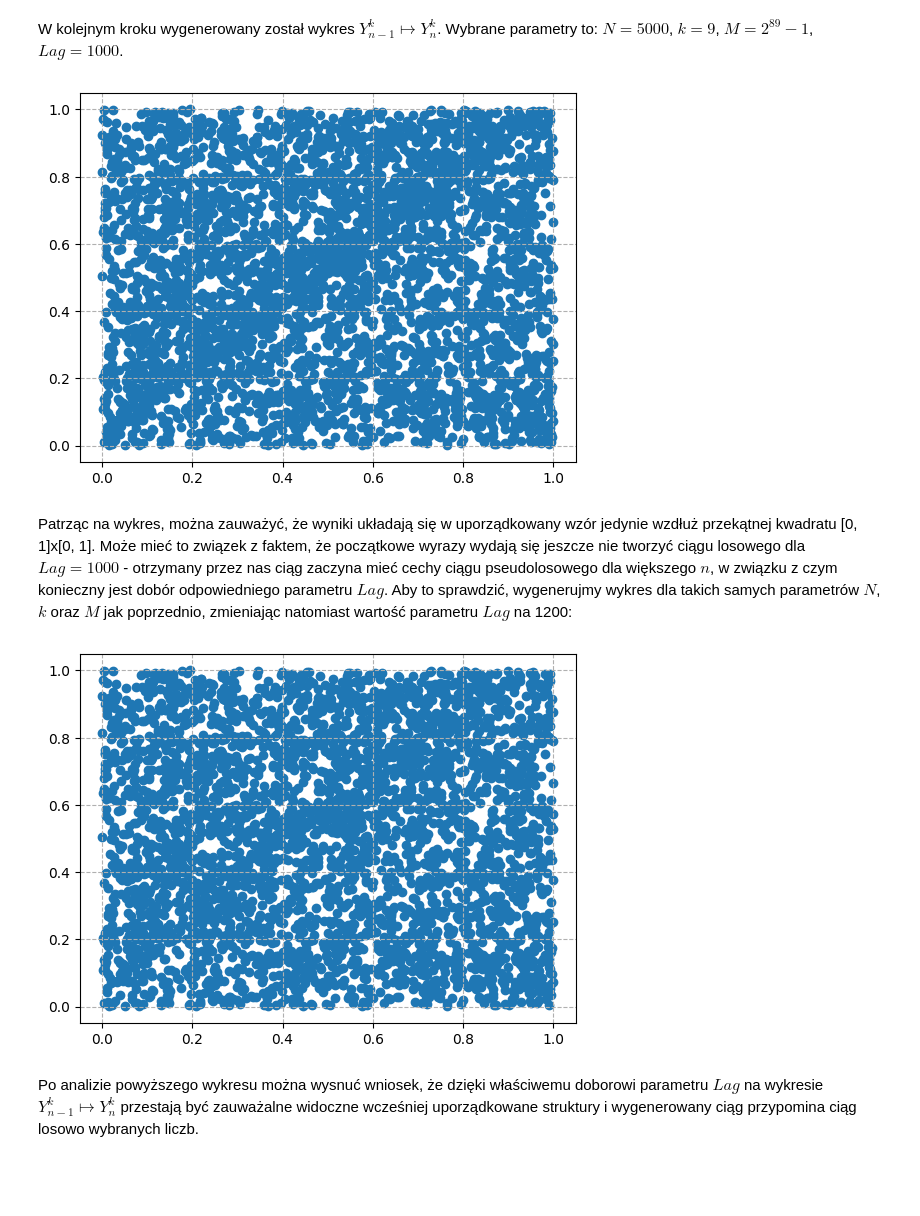
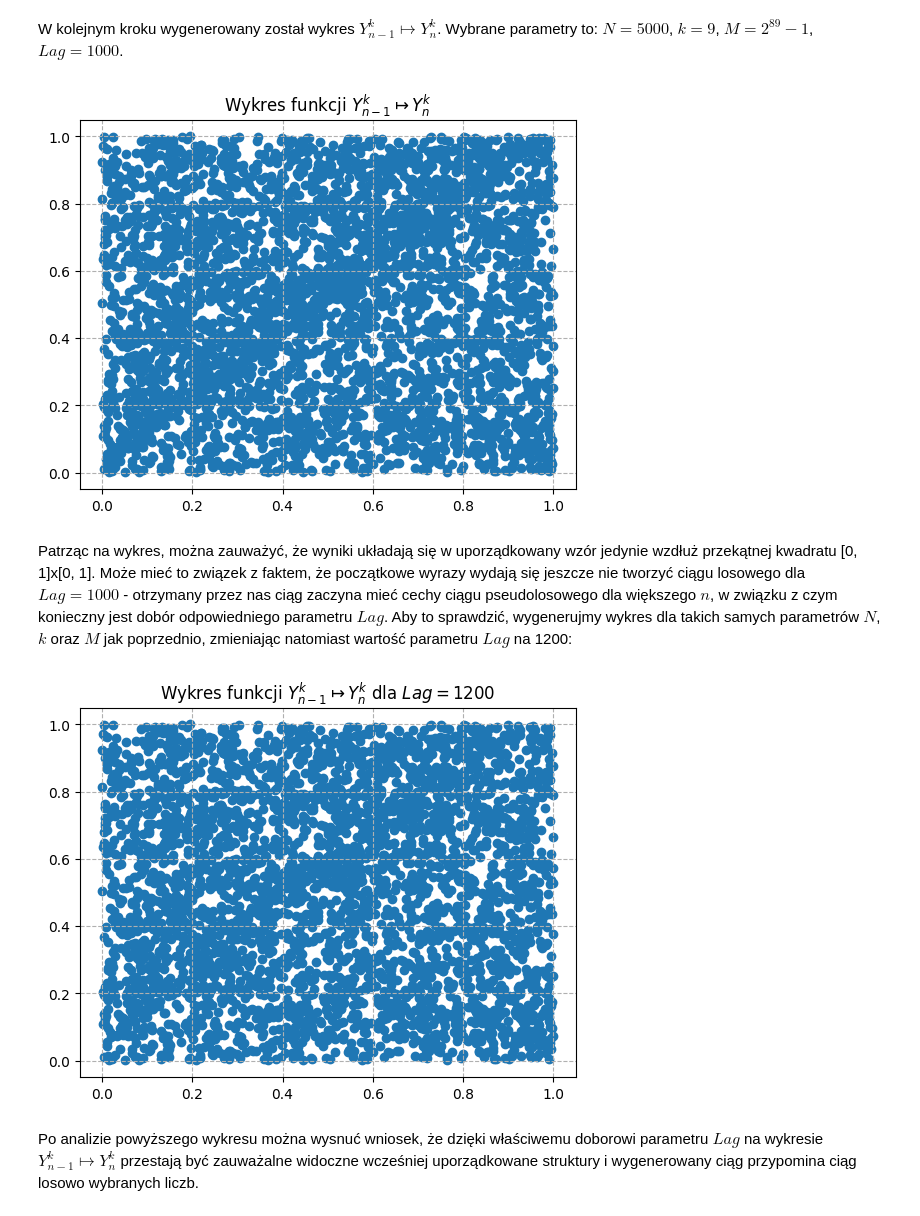
Before and after one commit to wust-research-group/raport-koncowy-szalonemacierze, a Jupyter notebook: zadanie_1.ipynb, the cells around one changed output. Saved outputs shown, nothing was run; the diff lists cells and outputs as text; code cells hidden in the pictures; blank space fills up the shorter version.

```diff
--- a/zadanie_1.ipynb
+++ b/zadanie_1.ipynb
@@ -92,11 +95,12 @@ W kolejnym kroku wygenerowany został wykres $Y_{n-1}^k \mapsto Y_n^k$. Wybrane
 # %%
 wynik = ACORN(5000, 9, 2 ** (81) - 1, 1000)
 plt.Figure(figsize=(4, 3))
 plt.scatter([1] + ACORN(5000 - 1, 9, 2 ** (81) - 1, 1000), wynik)
 plt.grid(linestyle="--")
+plt.title("Wykres funkcji $Y_{n-1}^k \mapsto Y_n^k$")
 plt.show()
 # %% [output]
-[figure, old version]
+[figure, new version]
 # %% [markdown]
 Patrząc na wykres, można zauważyć, że wyniki układają się w uporządkowany wzór jedynie wzdłuż przekątnej kwadratu [0, 1]x[0, 1]. Może mieć to związek z faktem, że początkowe wyrazy wydają się jeszcze nie tworzyć ciągu losowego dla $Lag=1000$ - otrzymany przez nas ciąg zaczyna mieć cechy ciągu pseudolosowego dla większego $n$, w związku z czym konieczny jest dobór odpowiedniego parametru $Lag$. Aby to sprawdzić, wygenerujmy wykres dla takich samych parametrów $N$, $k$ oraz $M$ jak poprzednio, zmieniając natomiast wartość parametru $Lag$ na 1200:
 # %%
@@ -104,9 +108,10 @@ wynik = ACORN(5000, 9, 2 ** (81) - 1, 1200)
 plt.Figure(figsize=(4, 3))
 plt.scatter([1] + ACORN(5000 - 1, 9, 2 ** (81) - 1, 1200), wynik)
 plt.grid(linestyle="--")
+plt.title("Wykres funkcji $Y_{n-1}^k \mapsto Y_n^k$ dla $Lag=1200$")
 plt.show()
 # %% [output]
-[figure, old version]
+[figure, new version]
 # %% [markdown]
 Po analizie powyższego wykresu można wysnuć wniosek, że dzięki właściwemu doborowi parametru $Lag$ na wykresie $Y_{n-1}^k \mapsto Y_n^k$ przestają być zauważalne widoczne wcześniej uporządkowane struktury i wygenerowany ciąg przypomina ciąg losowo wybranych liczb.
 # %% [markdown]
```
Also changed, not shown: parts of 6 cells of this notebook.
